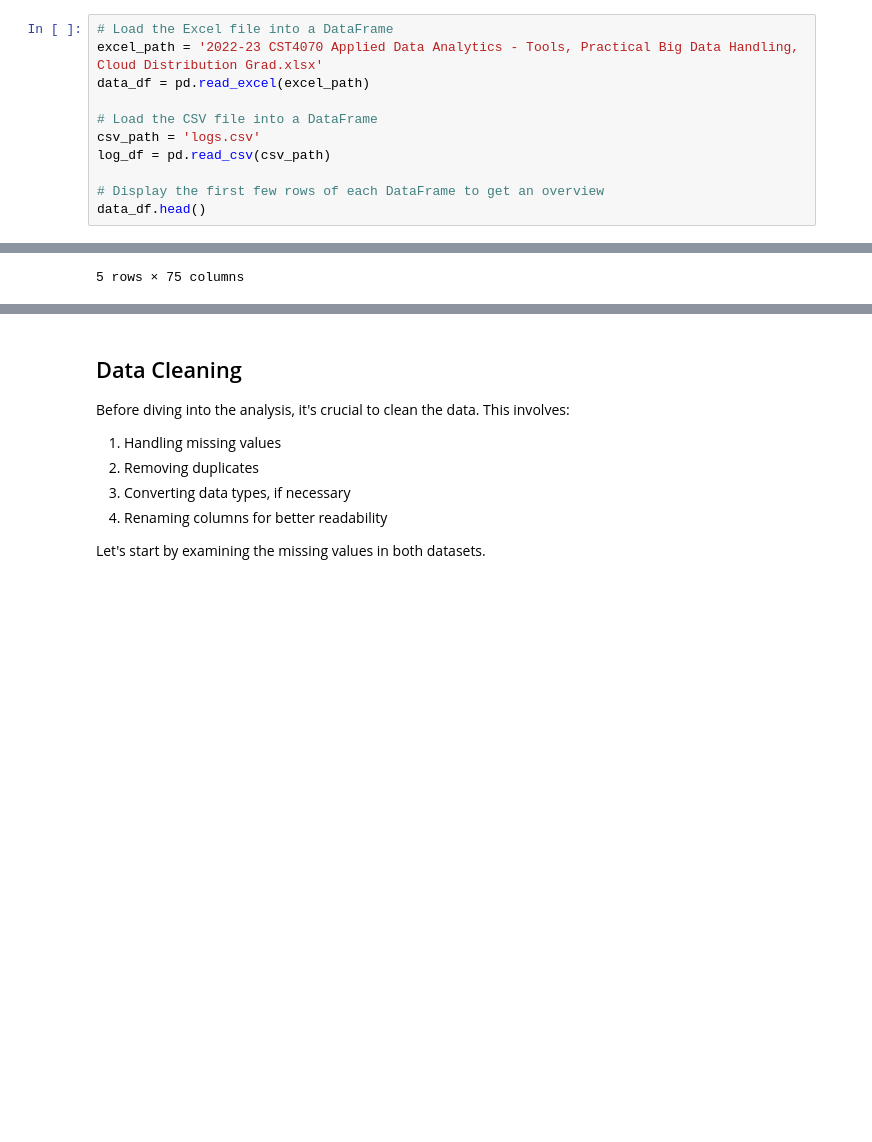
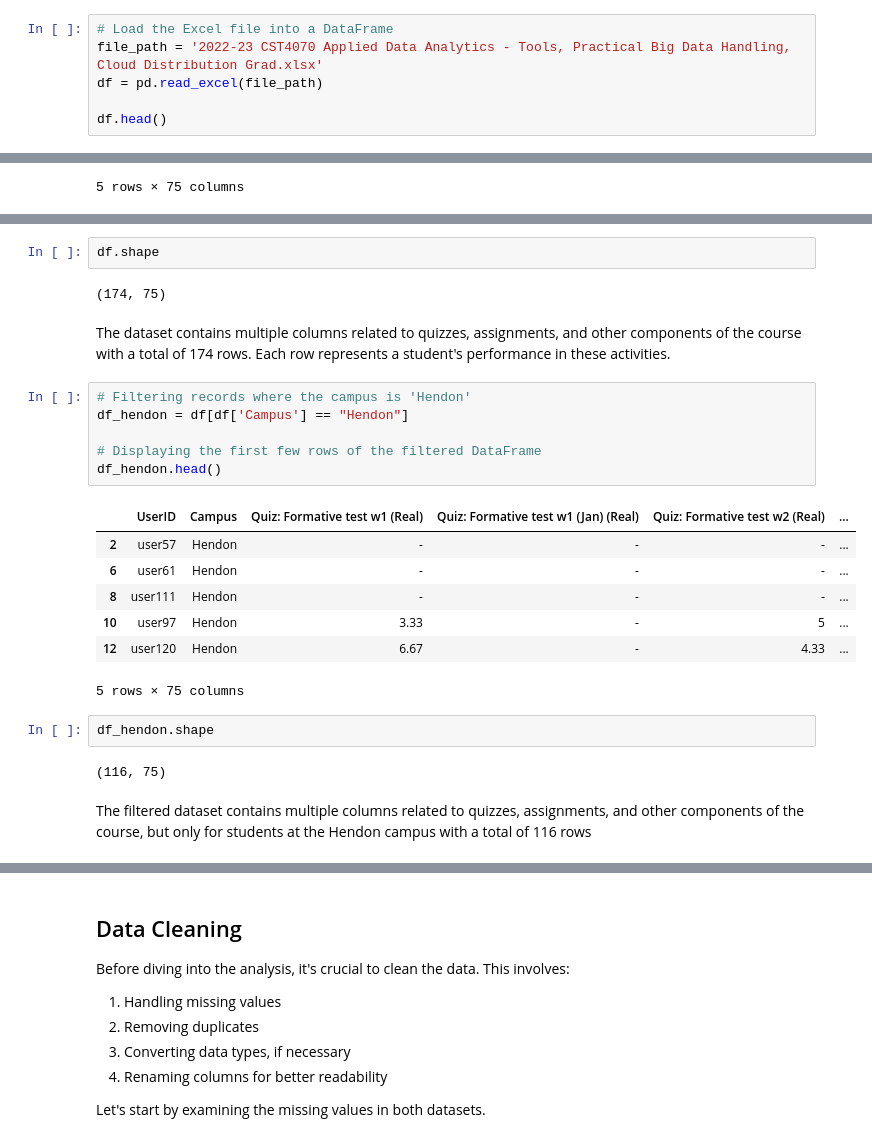
Before and after one commit to intellisenseCodez/Student_Performance_Analysis, a Jupyter notebook: Student Behaviour ML.ipynb, the cells around one changed output, grey strips where cells are left out. Cells and saved outputs as stored; diff of their text form; blank space fills up the shorter version.

Commit message:
perform filtering and merging of the dataframe

```diff
--- a/Student Behaviour ML.ipynb
+++ b/Student Behaviour ML.ipynb
@@ -28,15 +28,10 @@ warnings.filterwarnings('ignore')
 We will print top few rows to understand about the various data columns
 # %%
 # Load the Excel file into a DataFrame
-excel_path = '2022-23 CST4070 Applied Data Analytics - Tools, Practical Big Data Handling, Cloud Distribution Grad.xlsx'
-data_df = pd.read_excel(excel_path)
+file_path = '2022-23 CST4070 Applied Data Analytics - Tools, Practical Big Data Handling, Cloud Distribution Grad.xlsx'
+df = pd.read_excel(file_path)
 
-# Load the CSV file into a DataFrame
-csv_path = 'logs.csv'
-log_df = pd.read_csv(csv_path)
-
-# Display the first few rows of each DataFrame to get an overview
-data_df.head()
+df.head()
 # %% [output]
 |  | UserID | Campus | Quiz: Formative test w1 (Real) | Quiz: Formative test w1 (Jan) (Real) | Quiz: Formative test w2 (Real) | ... |
 | 0 | user33 | Dubai | - | - | - | ... |
@@ -56,0 +43,26 @@ log_df.head()
+# %%
+df.shape
+# %% [output]
+(174, 75)
+# %% [markdown]
+The dataset contains multiple columns related to quizzes, assignments, and other components of the course with a total of 174 rows. Each row represents a student's performance in these activities.
+# %%
+# Filtering records where the campus is 'Hendon'
+df_hendon = df[df['Campus'] == "Hendon"]
+
+# Displaying the first few rows of the filtered DataFrame
+df_hendon.head()
+# %% [output]
+|  | UserID | Campus | Quiz: Formative test w1 (Real) | Quiz: Formative test w1 (Jan) (Real) | Quiz: Formative test w2 (Real) | ... |
+| 2 | user57 | Hendon | - | - | - | ... |
+| 6 | user61 | Hendon | - | - | - | ... |
+| 8 | user111 | Hendon | - | - | - | ... |
+| 10 | user97 | Hendon | 3.33 | - | 5 | ... |
+| 12 | user120 | Hendon | 6.67 | - | 4.33 | ... |
+5 rows × 75 columns
+# %%
+df_hendon.shape
+# %% [output]
+(116, 75)
+# %% [markdown]
+The filtered dataset contains multiple columns related to quizzes, assignments, and other components of the course, but only for students at the Hendon campus with a total of 116 rows
```
Also changed, not shown: parts of 7 cells of this notebook.
